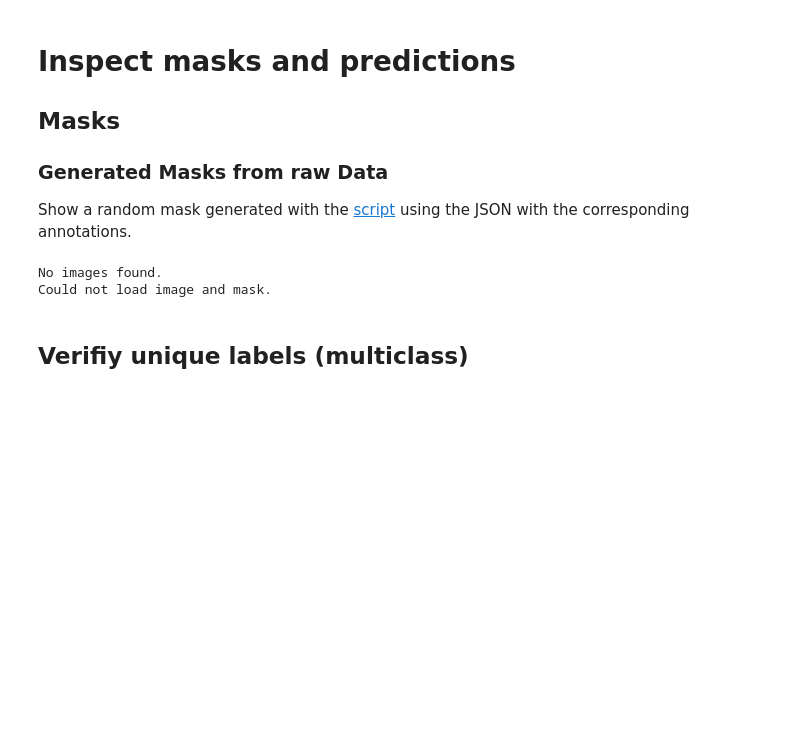
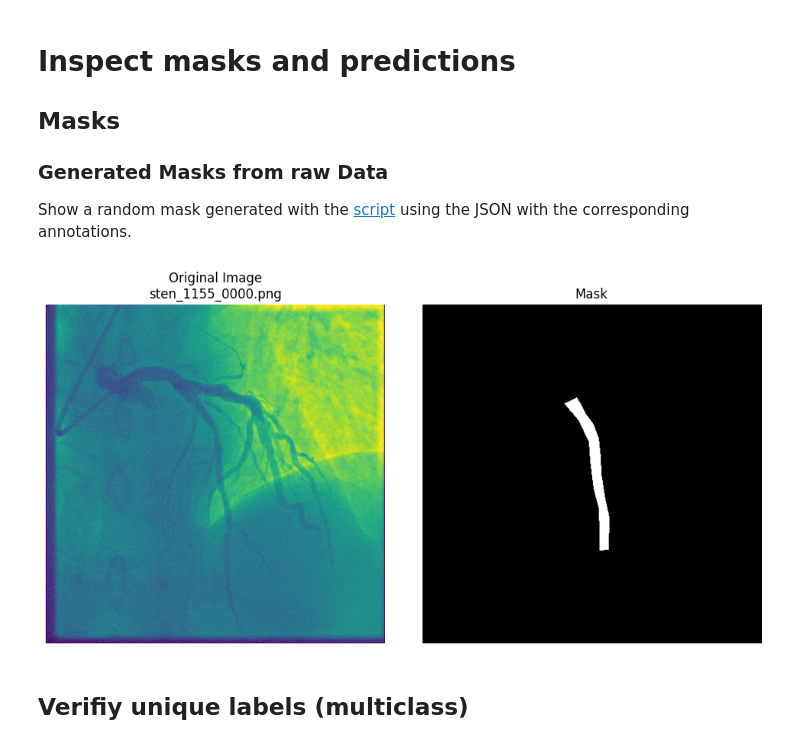
Before and after one commit to jannik1212/StenUNet, a Jupyter notebook: own_notebooks/arcade/inspect_masks.ipynb, the cells around one changed output. Saved outputs shown, nothing was run; the diff lists cells and outputs as text; code cells hidden in the pictures; blank space fills up the shorter version.

```diff
--- a/own_notebooks/arcade/inspect_masks.ipynb
+++ b/own_notebooks/arcade/inspect_masks.ipynb
@@ -11,7 +11,7 @@ import matplotlib.pyplot as plt
 from PIL import Image
 
 # Define paths
-data_root = "../../nnNet_training/Raw_data/Dataset_train_val"
+data_root = "../../data"
 image_dir = os.path.join(data_root, "imagesTr")
 mask_dir = os.path.join(data_root, "labelsTr")
 
@@ -29,36 +29,35 @@ def load_random_image_and_mask():
 
     if not os.path.exists(mask_path):
         print(f"Mask not found for {random_image}")
         return None, None, None
 
     return Image.open(image_path), Image.open(mask_path), random_image
 
 def visualize_image_and_mask():
     """Plots a random image and its corresponding mask."""
     image, mask, filename = load_random_image_and_mask()
 
     if image is None or mask is None:
         print("Could not load image and mask.")
         return
 
     fig, axes = plt.subplots(1, 2, figsize=(10, 5))
     #axes[0].imshow(image, cmap="gray" if image.mode == "L" else None) # this is for binary masks
     axes[0].imshow(image)
     axes[0].set_title(f"Original Image\n{filename}")
     axes[0].axis("off")
 
-    axes[1].imshow(mask, cmap="jet") #cmap="gray" for binary masks
+    axes[1].imshow(mask, cmap="grey") #cmap="gray" for binary masks
     axes[1].set_title("Mask")
     axes[1].axis("off")
 
     plt.tight_layout()
     plt.show()
 
 # Run visualization
 visualize_image_and_mask()
 # %% [output]
-No images found.
-Could not load image and mask.
+[figure, added]
 # %% [markdown]
 ## Verifiy unique labels (multiclass)
 # %%
```
Also changed, not shown: parts of 1 cell of this notebook, 11 other files.
